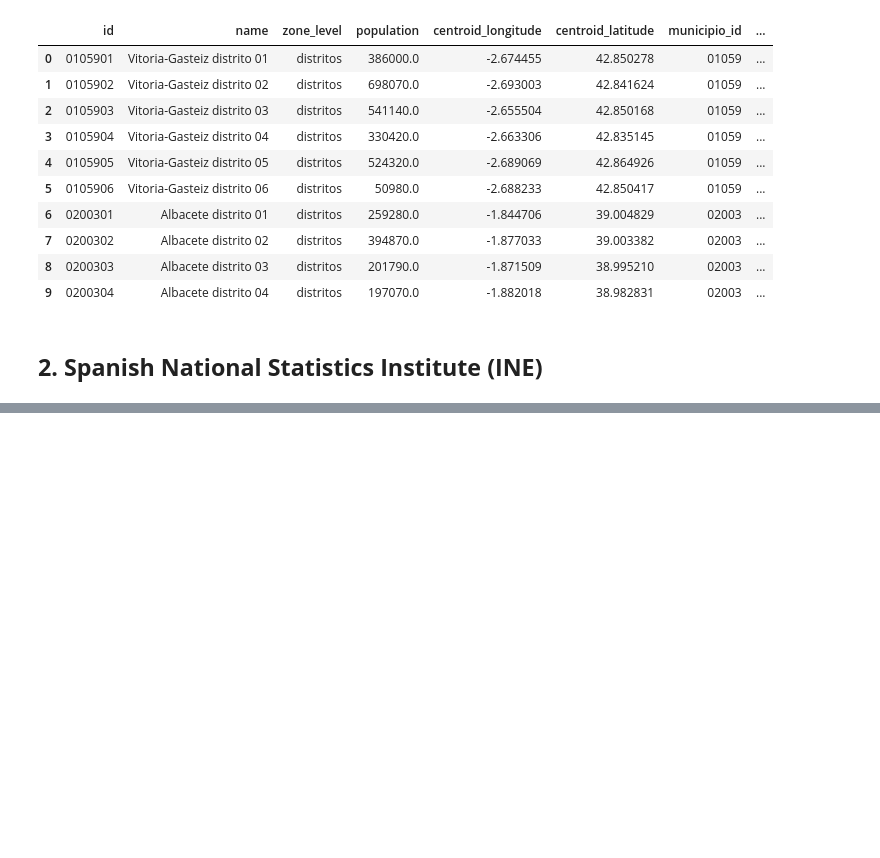
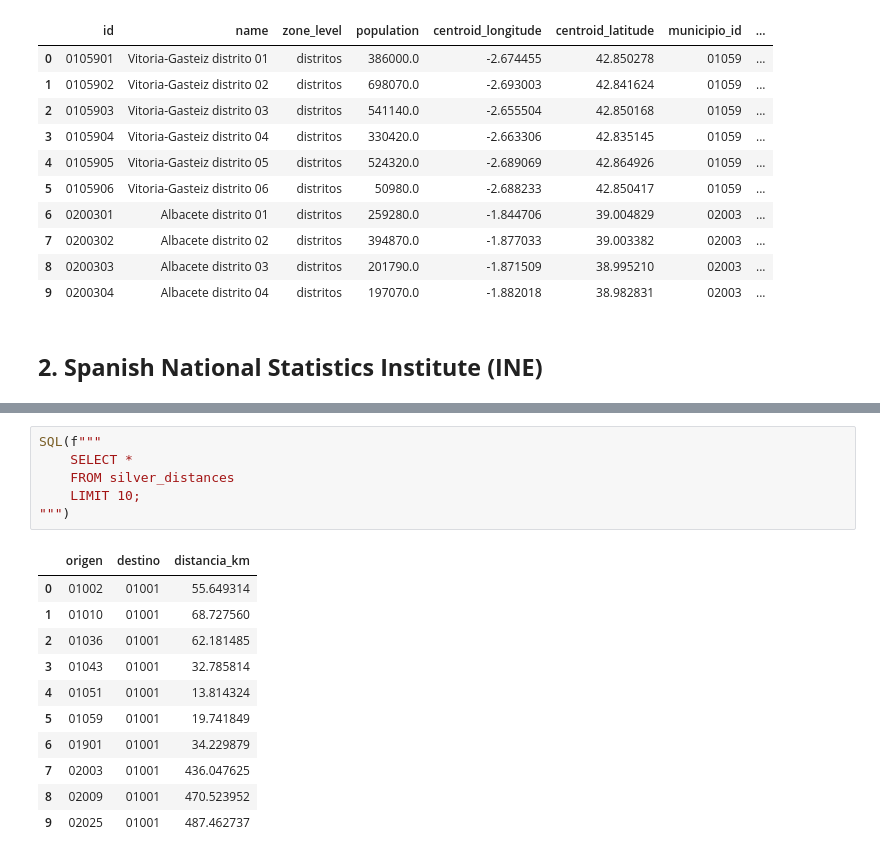
Before and after one commit to bgramaje/muceim-bigdata_project, a Jupyter notebook: notebooks/layers/silver_v2.ipynb, the cells around one changed output, grey strips where cells are left out. Cells and saved outputs as stored; diff of their text form; blank space fills up the shorter version.

```diff
--- a/notebooks/layers/silver_v2.ipynb
+++ b/notebooks/layers/silver_v2.ipynb
@@ -813,0 +912,18 @@ SQL(f"""
+# %%
+SQL(f"""
+    SELECT *
+    FROM silver_distances
+    LIMIT 10;
+""")
+# %% [output]
+|  | origen | destino | distancia_km |
+| 0 | 01002 | 01001 | 55.649314 |
+| 1 | 01010 | 01001 | 68.727560 |
+| 2 | 01036 | 01001 | 62.181485 |
+| 3 | 01043 | 01001 | 32.785814 |
+| 4 | 01051 | 01001 | 13.814324 |
+| 5 | 01059 | 01001 | 19.741849 |
+| 6 | 01901 | 01001 | 34.229879 |
+| 7 | 02003 | 01001 | 436.047625 |
+| 8 | 02009 | 01001 | 470.523952 |
+| 9 | 02025 | 01001 | 487.462737 |
```
Also changed, not shown: parts of 6 cells of this notebook, 2 other files.
